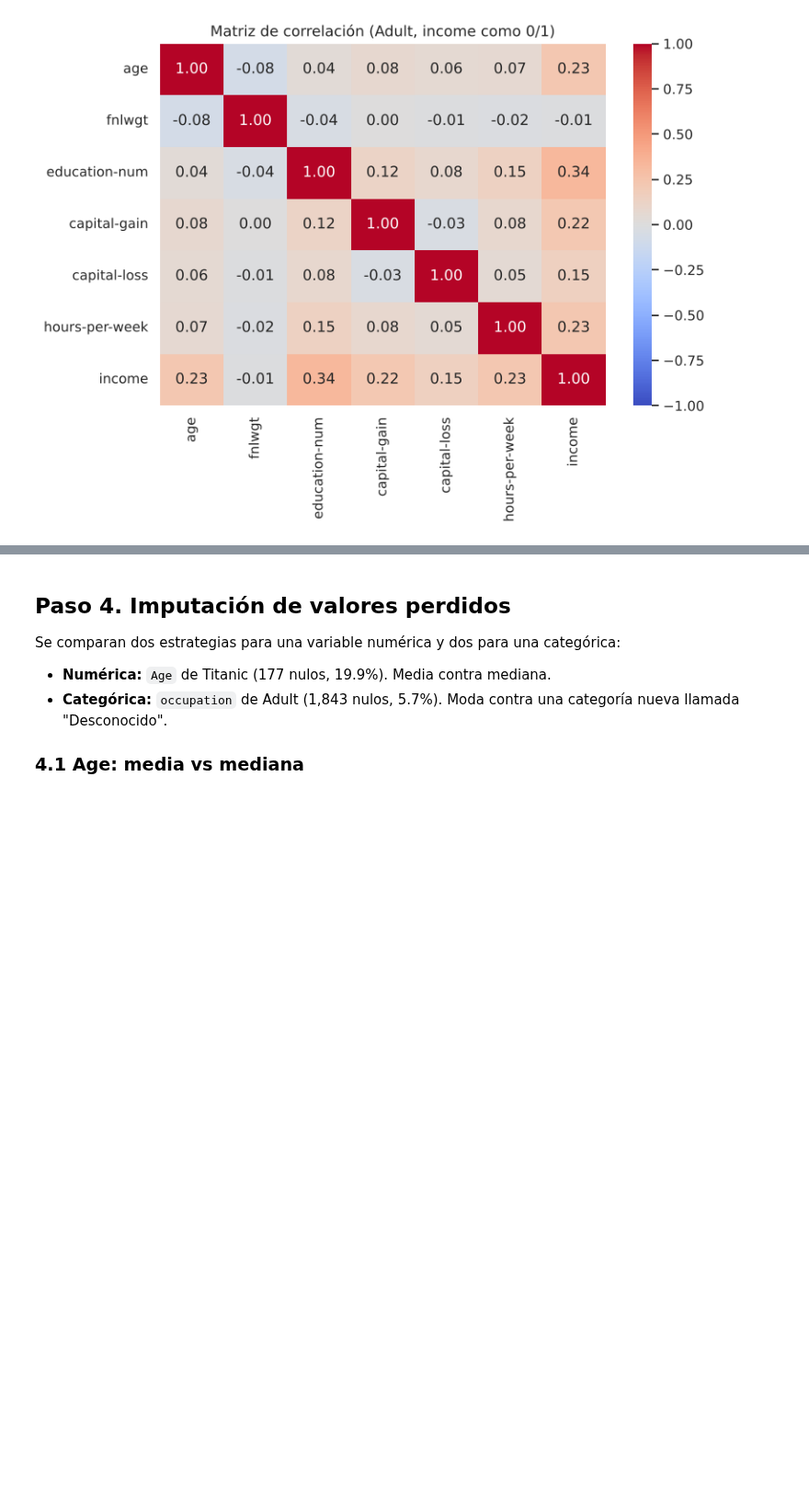
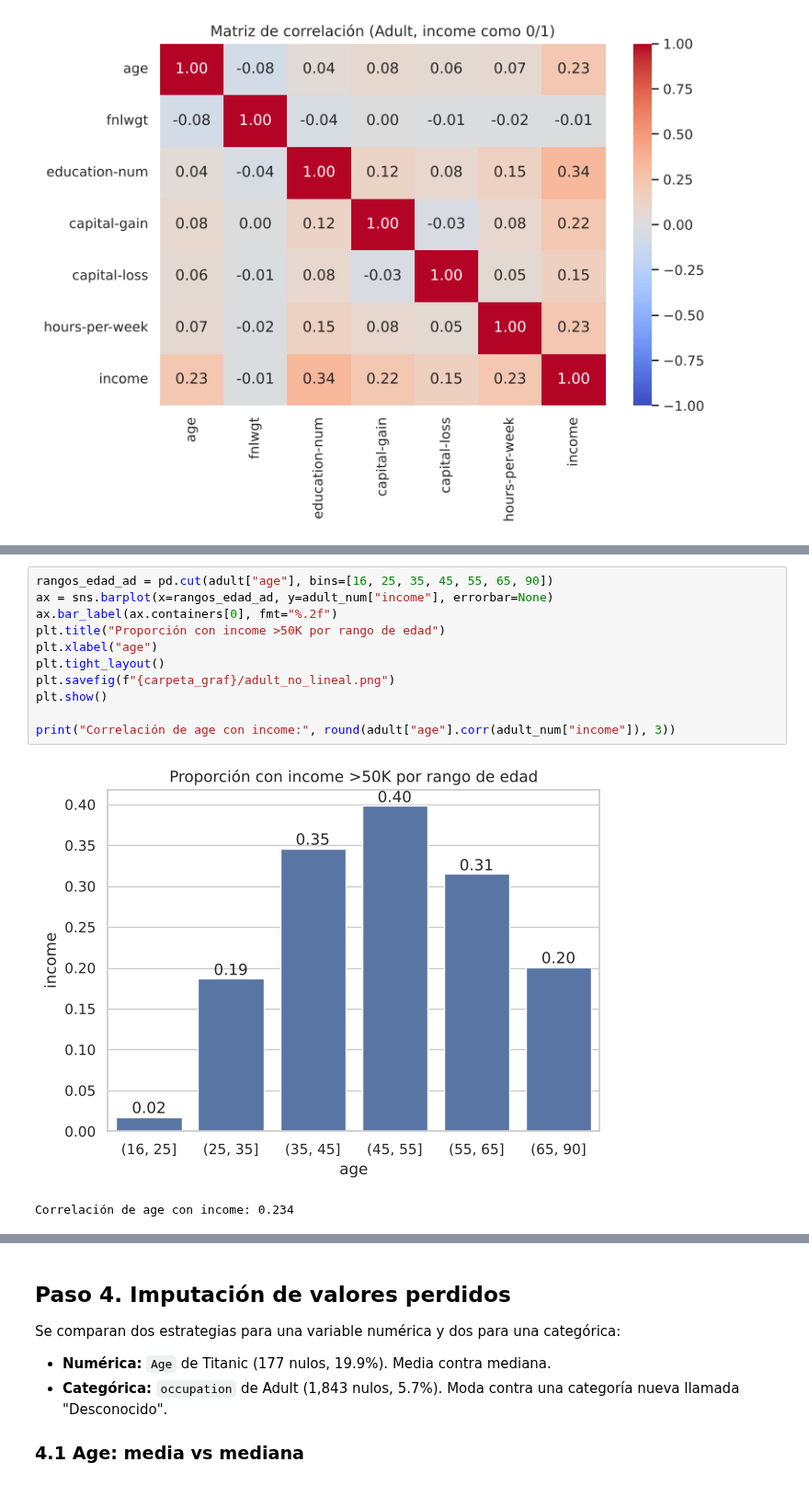
Before and after one commit to DiegoRHA030427/HernandezAlonso_Pract2_IA, a Jupyter notebook: Practica2_EDA.ipynb, the cells around one changed output, grey strips where cells are left out. Shown at 92% size. Drawn from its saved outputs; the diff is of its cells as text; blank space fills up the shorter version.

```diff
--- a/Practica2_EDA.ipynb
+++ b/Practica2_EDA.ipynb
@@ -442,3 +604,17 @@ plt.show()
+# %%
+rangos_edad_ad = pd.cut(adult["age"], bins=[16, 25, 35, 45, 55, 65, 90])
+ax = sns.barplot(x=rangos_edad_ad, y=adult_num["income"], errorbar=None)
+ax.bar_label(ax.containers[0], fmt="%.2f")
+plt.title("Proporción con income >50K por rango de edad")
+plt.xlabel("age")
+plt.tight_layout()
+plt.savefig(f"{carpeta_graf}/adult_no_lineal.png")
+plt.show()
+
+print("Correlación de age con income:", round(adult["age"].corr(adult_num["income"]), 3))
+# %% [output]
+[figure, added]
+Correlación de age con income: 0.234
 # %% [markdown]
 **Hallazgos del EDA (Adult Income):**
 
```
Also changed, not shown: parts of 59 cells of this notebook, 8 other files.
